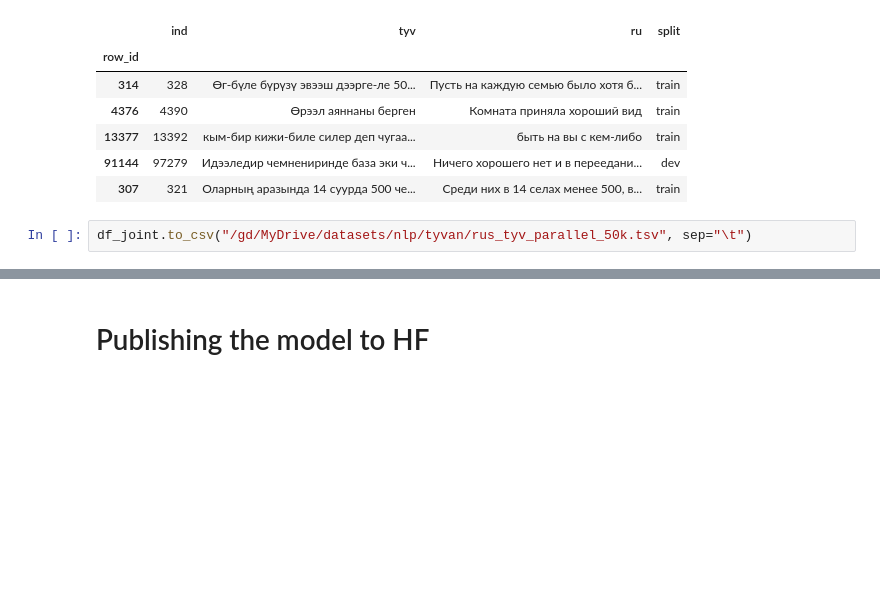
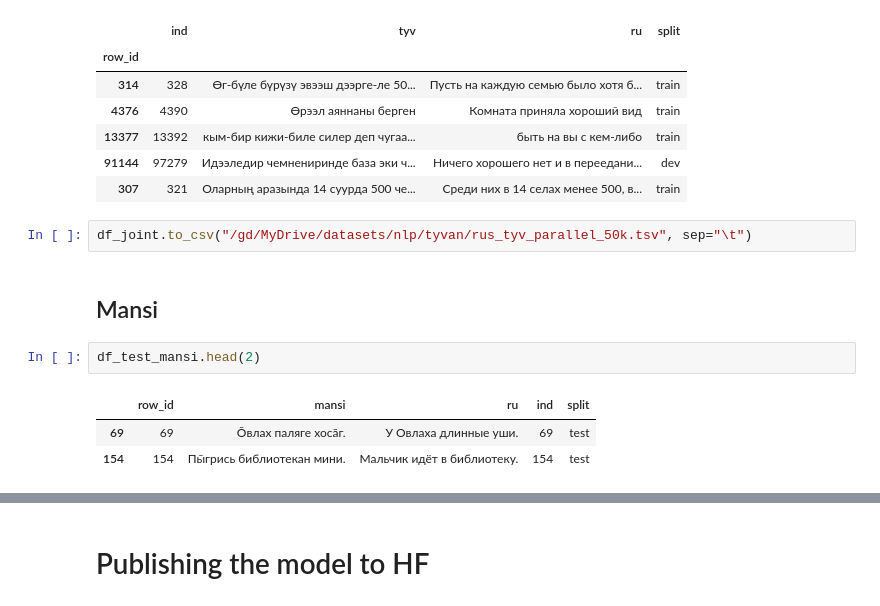
Before and after one commit to AkiRusProd/mansi-translator, a Jupyter notebook: research/lesha_baseline_nllb-russian-tyvan-finetune-tutorial-colab.ipynb, the cells around one changed output, grey strips where cells are left out. Saved outputs shown, nothing was run; the diff lists cells and outputs as text; blank space fills up the shorter version.

Commit message:
first ready to train/eval baseline with mansi

```diff
--- a/research/lesha_baseline_nllb-russian-tyvan-finetune-tutorial-colab.ipynb
+++ b/research/lesha_baseline_nllb-russian-tyvan-finetune-tutorial-colab.ipynb
@@ -1128,3 +1297,11 @@ df_joint.sample(5)
 | 307 | 321 | Оларның аразында 14 суурда 500 че... | Среди них в 14 селах менее 500, в... | train |
 # %%
 df_joint.to_csv("/gd/MyDrive/datasets/nlp/tyvan/rus_tyv_parallel_50k.tsv", sep="\t")
+# %% [markdown]
+## Mansi
+# %%
+df_test_mansi.head(2)
+# %% [output]
+|  | row_id | mansi | ru | ind | split |
+| 69 | 69 | О̄влах паляге хоса̄г. | У Овлаха длинные уши. | 69 | test |
+| 154 | 154 | Пы̄грись библиотекан мини. | Мальчик идёт в библиотеку. | 154 | test |
```
Also changed, not shown: parts of 35 cells of this notebook, 2 other files.
